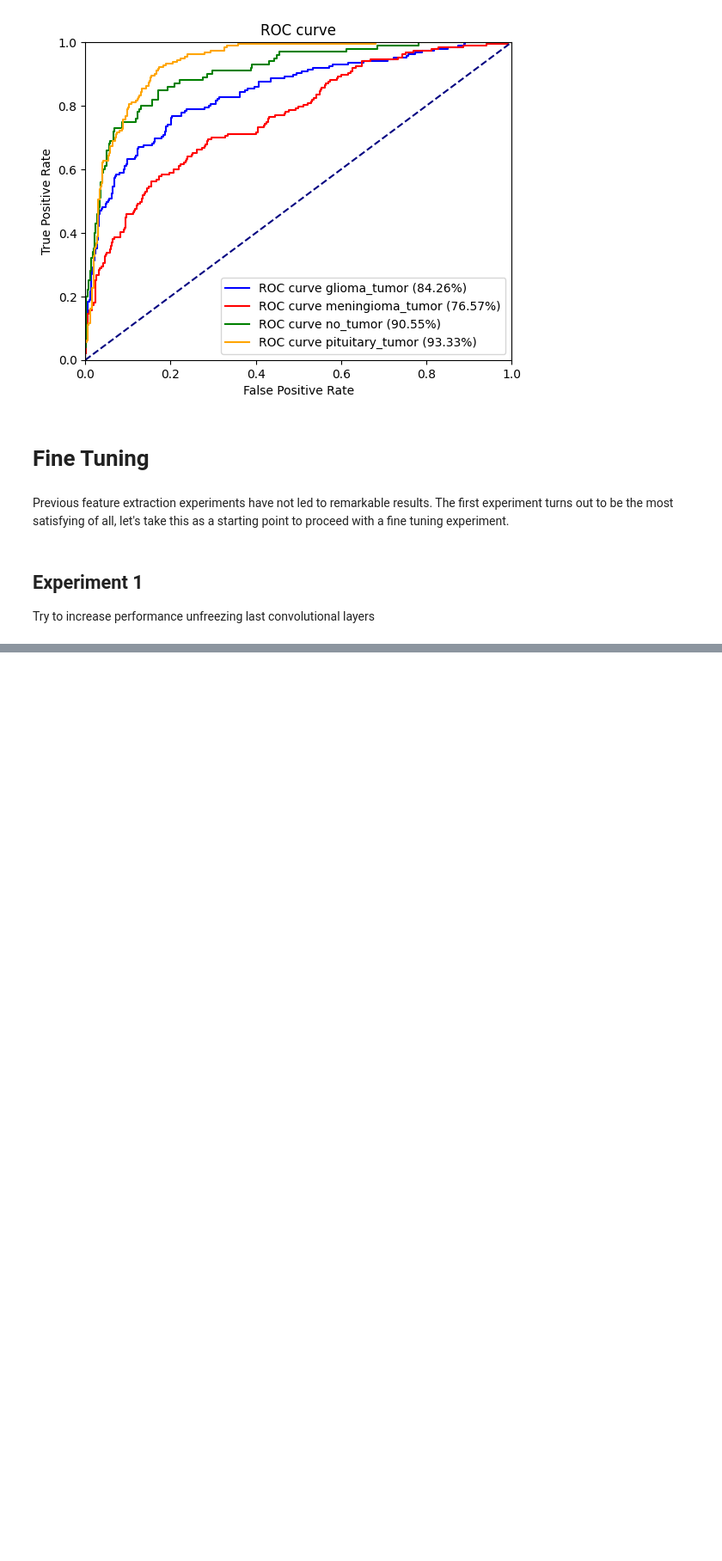
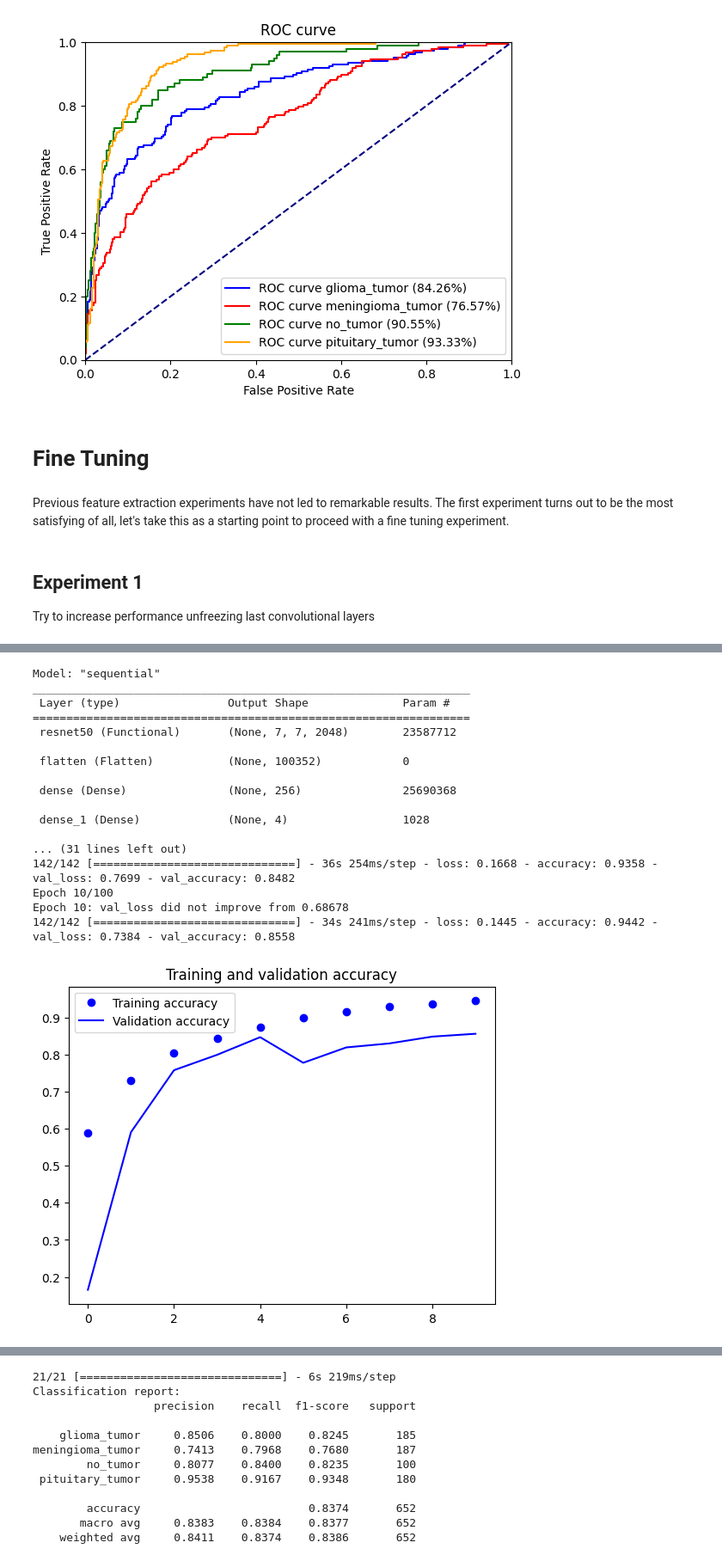
Before and after one commit to mgiorgi13/brain_tumor_classifier, a Jupyter notebook: ResNet_50_pretrained_network.ipynb, the cells around one changed output, grey strips where cells are left out. Shown at 86% size. Cells and saved outputs as stored; diff of their text form; code cells hidden in the pictures; blank space fills up the shorter version.

```diff
--- a/ResNet_50_pretrained_network.ipynb
+++ b/ResNet_50_pretrained_network.ipynb
@@ -696,0 +821,42 @@ meningioma_tumor     0.7436    0.7754    0.7592       187
+# %%
+#models_path = dataset_path + "/Models/ResNet50/"
+model_name = "ResNet-50_256"
+
+model = tf.keras.models.load_model(models_path + "/ResNet50/"  + model_name + ".h5")
+
+model.trainable = True
+base_model = model.get_layer('resnet50')
+
+set_trainable = False
+for layer in base_model.layers:
+    if layer.name == 'conv5_block1_1_conv':
+        set_trainable = True
+    if set_trainable:
+        layer.trainable = True
+    else:
+        layer.trainable = False
+
+compile_model(model, optimizer='rmsprop', learning_rate = 1e-5)
+
+run_model(model, 'ResNet50', "ResNet-50_256_fine_tuning_exp4")
+
+evaluate_model(model, test_generator, "ResNet-50_256_fine_tuning_exp4", "ResNet50")
+# %% [output]
+Model: "sequential"
+_________________________________________________________________
+ Layer (type)                Output Shape              Param #
+=================================================================
+ resnet50 (Functional)       (None, 7, 7, 2048)        23587712
+
+ flatten (Flatten)           (None, 100352)            0
+
+ dense (Dense)               (None, 256)               25690368
+
+ dense_1 (Dense)             (None, 4)                 1028
+
+... (31 lines left out)
+142/142 [==============================] - 36s 254ms/step - loss: 0.1668 - accuracy: 0.9358 - val_loss: 0.7699 - val_accuracy: 0.8482
+Epoch 10/100
+Epoch 10: val_loss did not improve from 0.68678
+142/142 [==============================] - 34s 241ms/step - loss: 0.1445 - accuracy: 0.9442 - val_loss: 0.7384 - val_accuracy: 0.8558
+[figure, added]
@@ -696,0 +864,12 @@ meningioma_tumor     0.7436    0.7754    0.7592       187
+21/21 [==============================] - 6s 219ms/step
+Classification report:
+                  precision    recall  f1-score   support
+
+    glioma_tumor     0.8506    0.8000    0.8245       185
+meningioma_tumor     0.7413    0.7968    0.7680       187
+        no_tumor     0.8077    0.8400    0.8235       100
+ pituitary_tumor     0.9538    0.9167    0.9348       180
+
+        accuracy                         0.8374       652
+       macro avg     0.8383    0.8384    0.8377       652
+    weighted avg     0.8411    0.8374    0.8386       652
```
Also changed, not shown: parts of 8 cells of this notebook.
